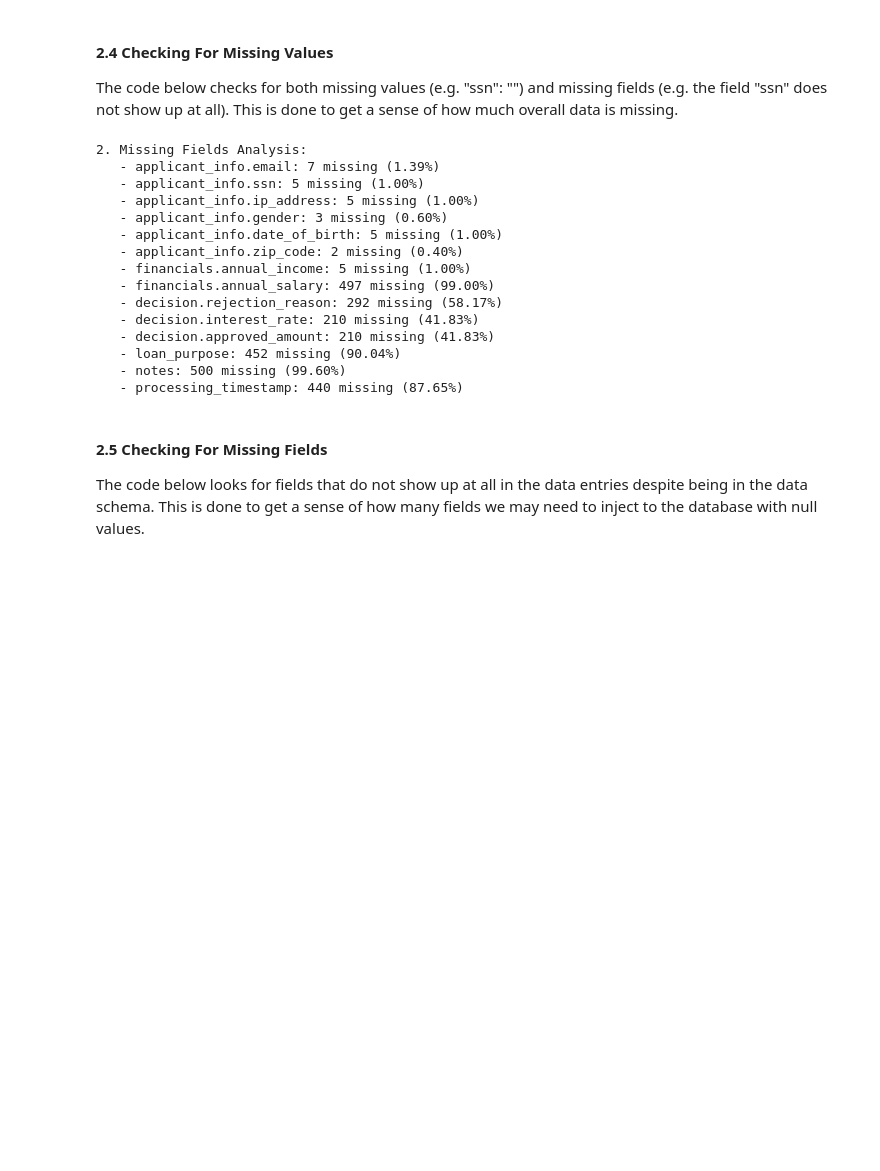
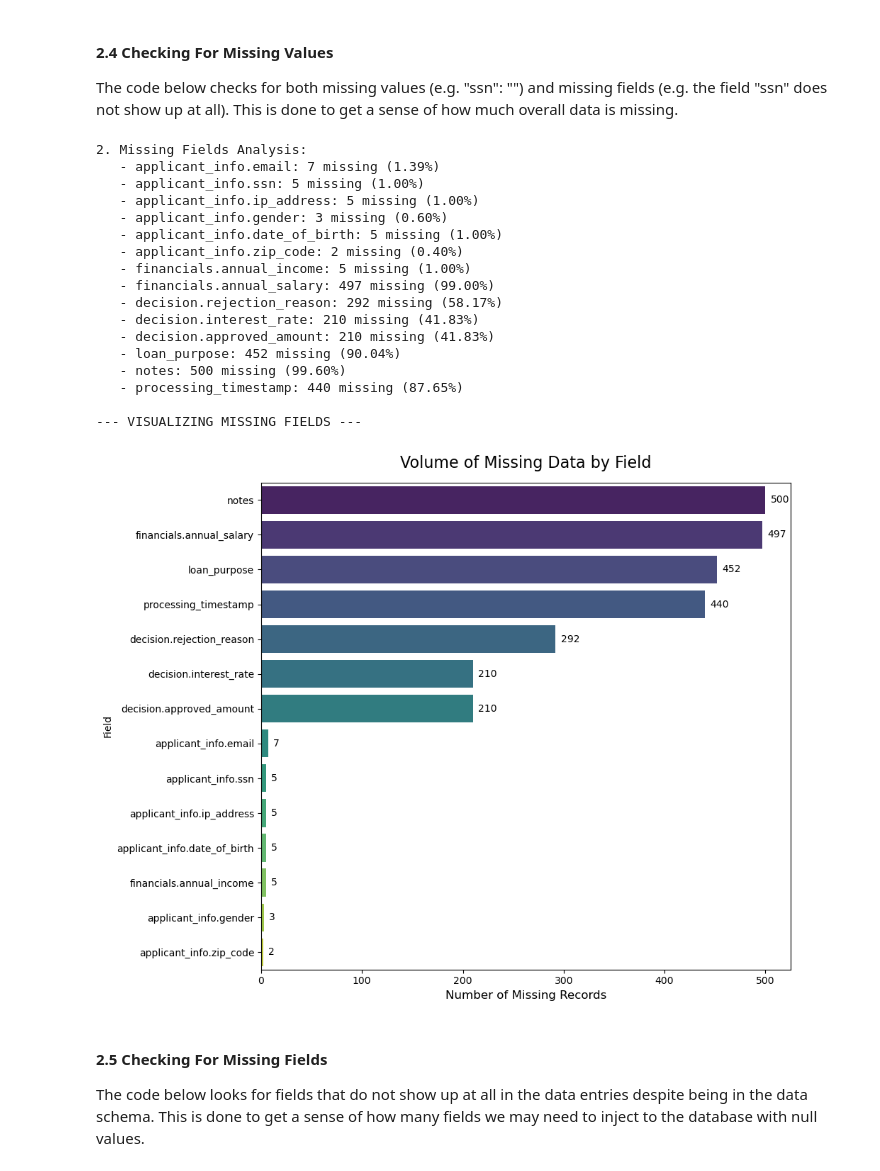
Before and after one commit to hazalaksu/dego-project-team7, a Jupyter notebook: notebooks/01-data-quality.ipynb, the cells around one changed output. Drawn from its saved outputs; the diff is of its cells as text; code cells hidden in the pictures; blank space fills up the shorter version.

Commit message:
Add data visualizations to notebook

```diff
--- a/notebooks/01-data-quality.ipynb
+++ b/notebooks/01-data-quality.ipynb
@@ -202,33 +204,74 @@ for field in schema_fields:
         "$or": [
             {field: {"$exists": False}},
             {field: {"$in": [None, ""]}}
         ]
     }
 
     missing_count = collection.count_documents(query)
 
     if missing_count > 0:
         missing_report[field] = missing_count
         print(f"   - {field}: {missing_count} missing ({(missing_count/total_records)*100:.2f}%)")
 
 if not missing_report:
     print("   - No missing values found in any field.")
+
+print("\n--- VISUALIZING MISSING FIELDS ---")
+
+if missing_report:
+    df_missing = pd.DataFrame(list(missing_report.items()), columns=['Field', 'Missing Count'])
+    df_missing = df_missing.sort_values(by='Missing Count', ascending=False)
+
+    plt.figure(figsize=(10, 8))
+
+    # THE FIX: Added hue='Field' and legend=False
+    ax = sns.barplot(
+        data=df_missing,
+        x='Missing Count',
+        y='Field',
+        hue='Field',
+        palette='viridis',
+        legend=False
+    )
+
+    plt.title('Volume of Missing Data by Field', fontsize=16, pad=15)
+    plt.xlabel('Number of Missing Records', fontsize=12)
+
+    for p in ax.patches:
+        width = p.get_width()
+        plt.text(
+            width + (df_missing['Missing Count'].max() * 0.01),
+            p.get_y() + p.get_height() / 2,
+            f'{int(width)}',
+            ha='left',
+            va='center',
+            fontsize=10
+        )
+
+    plt.tight_layout()
+    plt.show()
+
+else:
+    print("   - No missing values to visualize! The data is perfectly populated.")
 # %% [output]
 2. Missing Fields Analysis:
    - applicant_info.email: 7 missing (1.39%)
    - applicant_info.ssn: 5 missing (1.00%)
    - applicant_info.ip_address: 5 missing (1.00%)
    - applicant_info.gender: 3 missing (0.60%)
    - applicant_info.date_of_birth: 5 missing (1.00%)
    - applicant_info.zip_code: 2 missing (0.40%)
    - financials.annual_income: 5 missing (1.00%)
    - financials.annual_salary: 497 missing (99.00%)
    - decision.rejection_reason: 292 missing (58.17%)
    - decision.interest_rate: 210 missing (41.83%)
    - decision.approved_amount: 210 missing (41.83%)
    - loan_purpose: 452 missing (90.04%)
    - notes: 500 missing (99.60%)
    - processing_timestamp: 440 missing (87.65%)
+
+--- VISUALIZING MISSING FIELDS ---
+[figure, added]
 # %% [markdown]
 #### 2.5 Checking For Missing Fields
 
```
Also changed, not shown: parts of 3 cells of this notebook.
